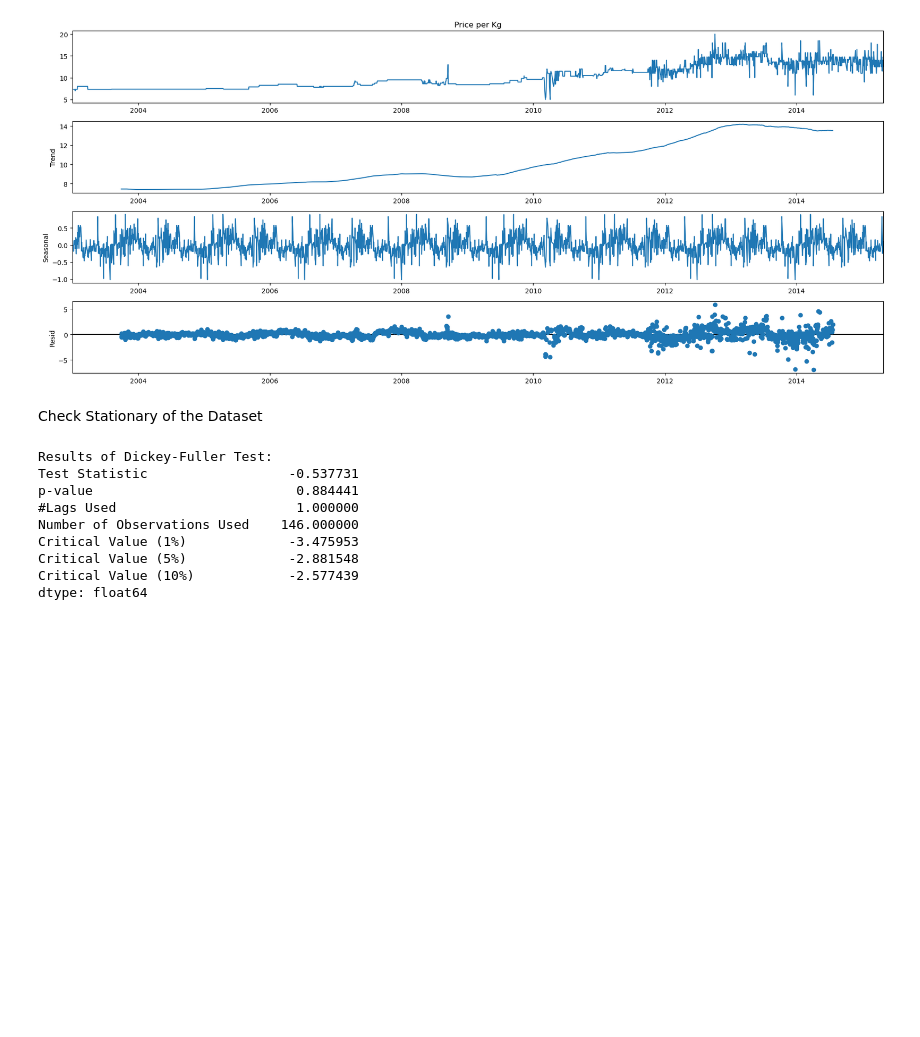
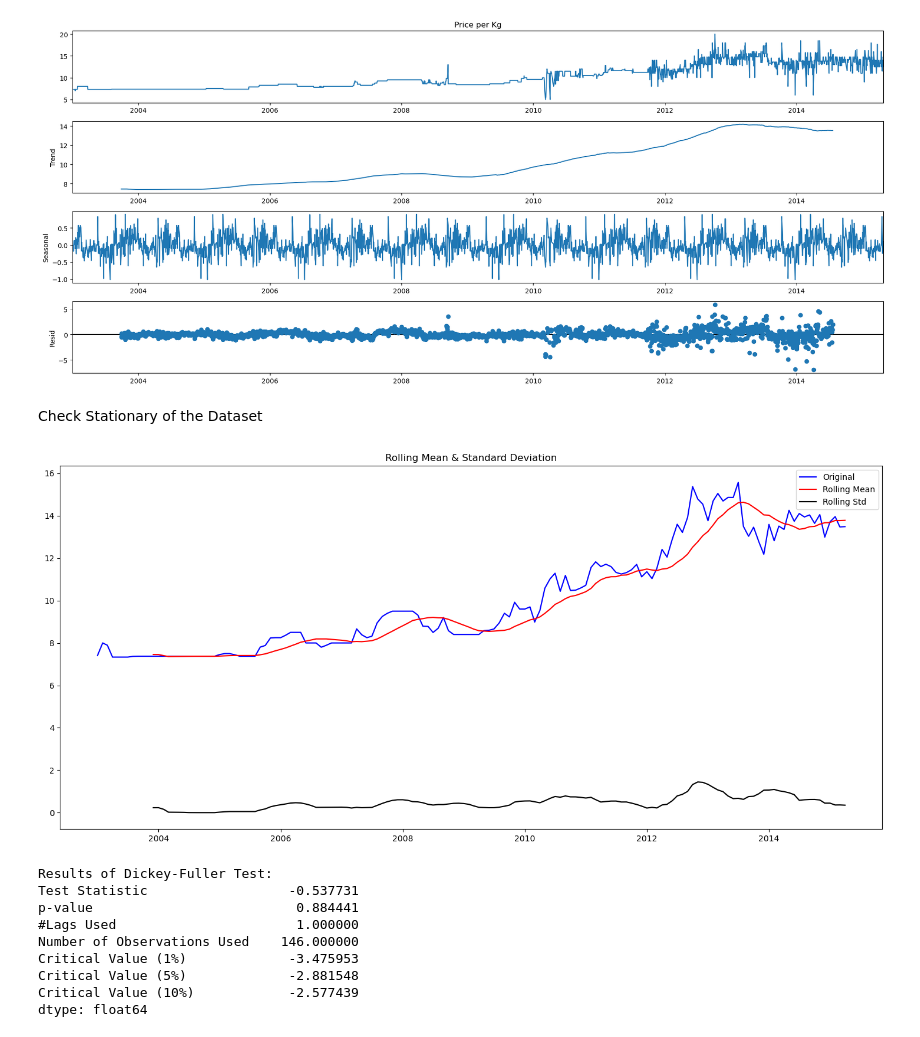
Before and after one commit to shaileshpendams/BYOP-Forcasting, a Jupyter notebook: BYOP.ipynb, the cells around one changed output. Saved outputs shown, nothing was run; the diff lists cells and outputs as text; code cells hidden in the pictures; blank space fills up the shorter version.

```diff
--- a/BYOP.ipynb
+++ b/BYOP.ipynb
@@ -252,16 +248,18 @@ plt.show()
 Check Stationary of the Dataset
 # %%
 #Determing rolling statistics
-# moving_avg = monthly_Region.rolling(12).mean()
-# moving_std= monthly_Region.rolling(12).std()
+moving_avg = monthly_Region.rolling(12).mean()
+moving_std= monthly_Region.rolling(12).std()
 # %%
 # Plot rolling statistics:
-# orig = plt.plot(monthly_Region, color='blue',label='Original')
-# mean = plt.plot(moving_avg, color='red', label='Rolling Mean')
-# std = plt.plot(moving_std, color='black', label = 'Rolling Std')
-# plt.legend(loc='best')
-# plt.title('Rolling Mean & Standard Deviation')
-# plt.show(block=False)
+orig = plt.plot(monthly_Region, color='blue',label='Original')
+mean = plt.plot(moving_avg, color='red', label='Rolling Mean')
+std = plt.plot(moving_std, color='black', label = 'Rolling Std')
+plt.legend(loc='best')
+plt.title('Rolling Mean & Standard Deviation')
+plt.show(block=False)
+# %% [output]
+[figure, added]
 # %%
 from statsmodels.tsa.stattools import adfuller
 print ('Results of Dickey-Fuller Test:')
```
Also changed, not shown: parts of 5 cells of this notebook, 7 other files.
